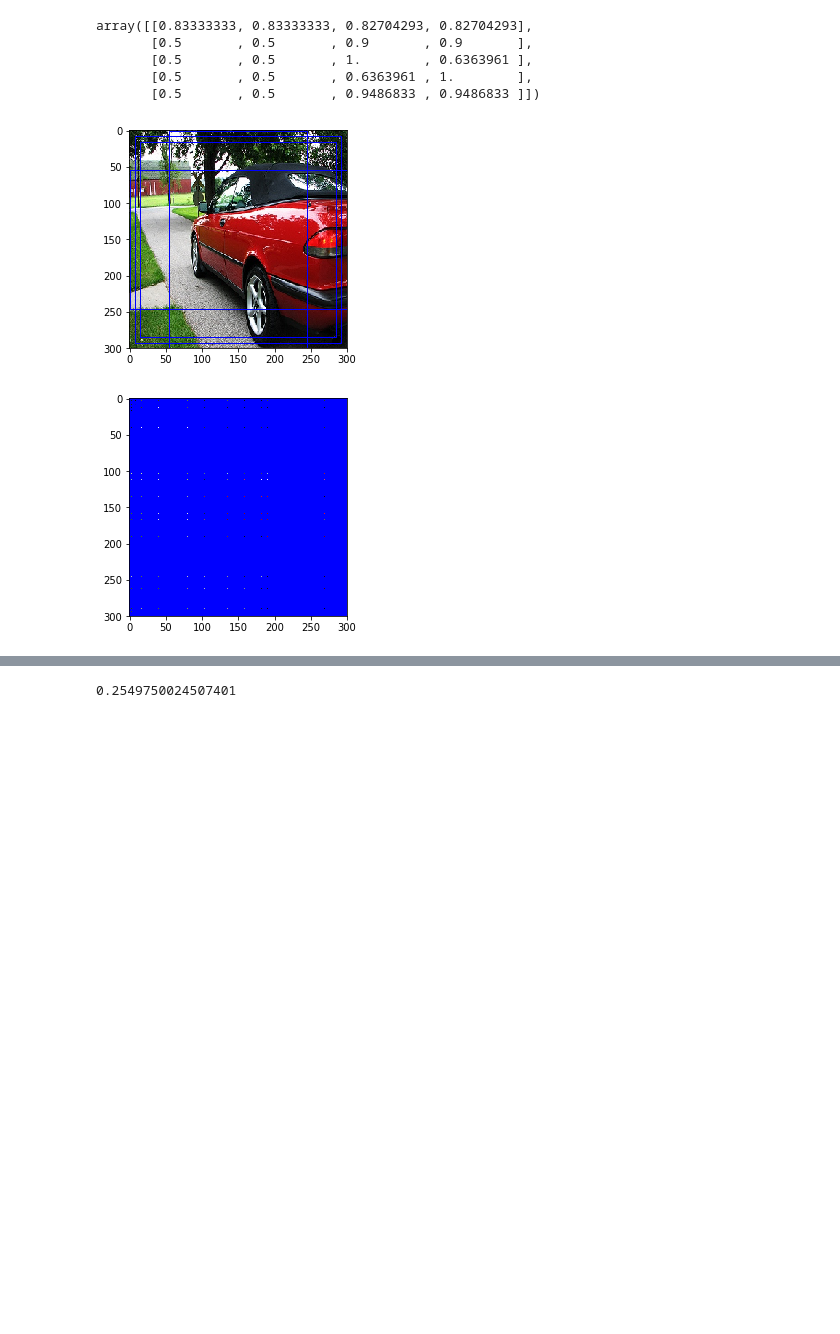
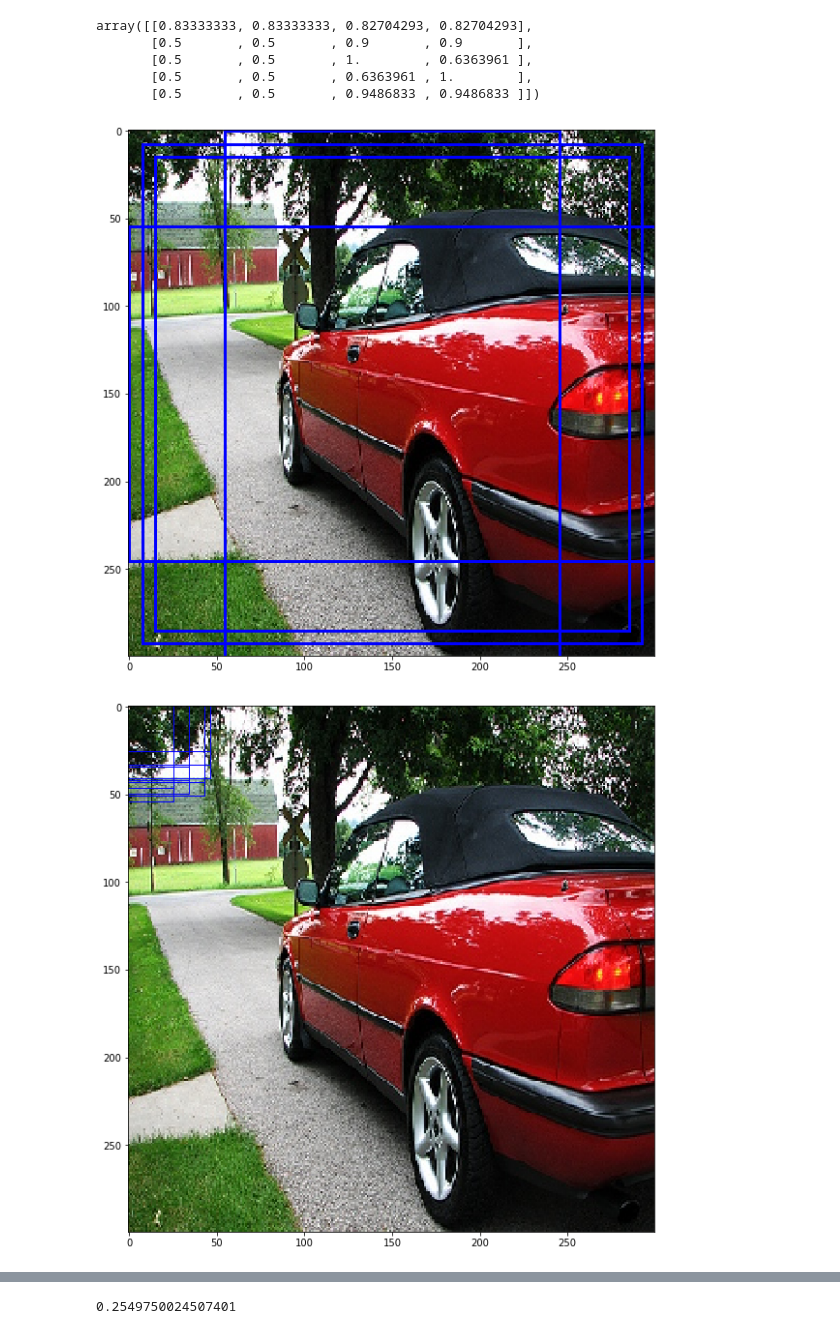
Before and after one commit to mrokld/workshop_kgd, a Jupyter notebook: SSD.ipynb, the cells around one changed output, grey strips where cells are left out. Saved outputs shown, nothing was run; the diff lists cells and outputs as text; code cells hidden in the pictures; blank space fills up the shorter version.

```diff
--- a/SSD.ipynb
+++ b/SSD.ipynb
@@ -179,25 +183,25 @@ import matplotlib.pyplot as plt
 import matplotlib.patches as patches
 %matplotlib inline
 
-def draw_boxes(img, boxes):
+def draw_boxes(img, boxes, linewidth=3):
 
-    fig,ax = plt.subplots(1)
+    fig,ax = plt.subplots(1, figsize=(20, 10))
     ax.imshow(img)
     _boxes = boxes*300
     for box in _boxes:
         cx, cy, w, h = box
         x = cx - w/2
         y = cy - h/2
-        rect = patches.Rectangle((x,y),w,h,linewidth=1,edgecolor='b',facecolor='none')
+        rect = patches.Rectangle((x,y),w,h,linewidth=linewidth,edgecolor='b',facecolor='none')
         ax.add_patch(rect)
     plt.show()
 # %%
 img = np.array(Image.open('./VOC2007/JPEGImages/000007.jpg').resize((300,300)))
 draw_boxes(img, prior_boxes[-4:])
-draw_boxes(img, prior_boxes)
+draw_boxes(img, prior_boxes[:10], linewidth=1)
 # %% [output]
-[figure, old version]
+[figure, new version]
-[figure, old version]
+[figure, new version]
 # %% [markdown]
 <br>
 <br>
```
Also changed, not shown: parts of 6 cells of this notebook, 39 other files.
